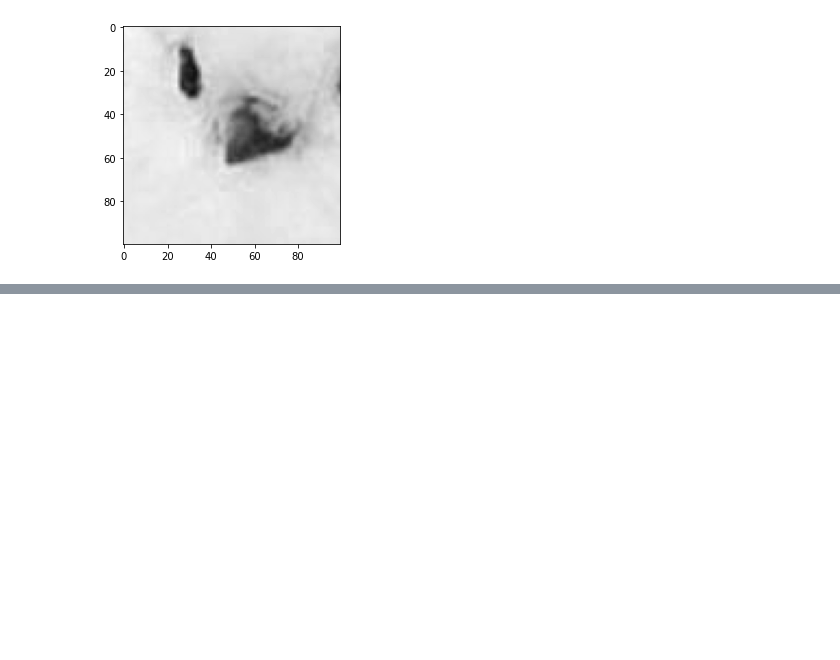
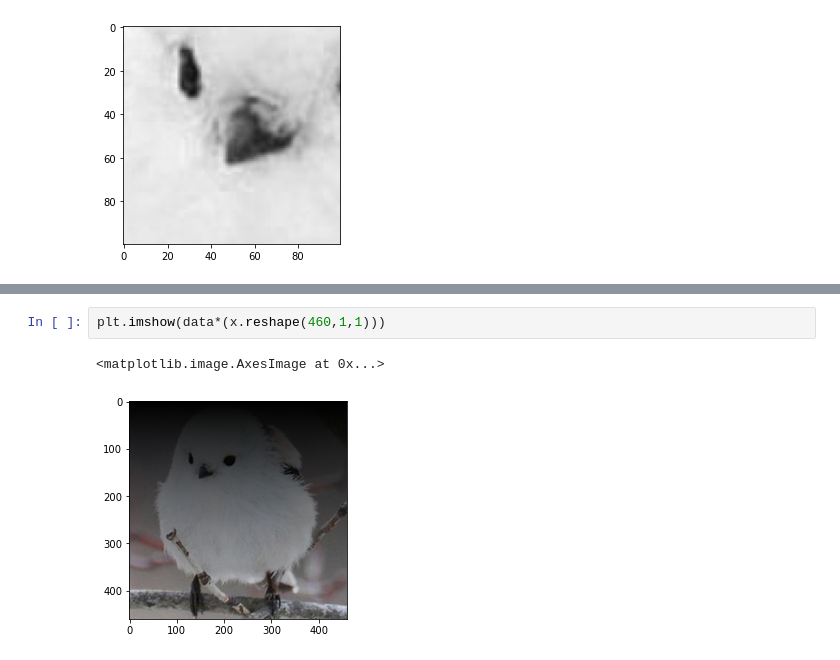
Before and after one commit to Heegu-han/AI, a Jupyter notebook: day_10/day_10.ipynb, the cells around one changed output, grey strips where cells are left out. Saved outputs shown, nothing was run; the diff lists cells and outputs as text; blank space fills up the shorter version.

```diff
--- a/day_10/day_10.ipynb
+++ b/day_10/day_10.ipynb
@@ -20,0 +105,5 @@ plt.imshow(data[100:200,100:200,2],cmap='gray',vmin=0,vmax=255)
+# %%
+plt.imshow(data*(x.reshape(460,1,1)))
+# %% [output]
+<matplotlib.image.AxesImage at 0x...>
+[figure, added]
```
Also changed, not shown: parts of 21 cells of this notebook.
